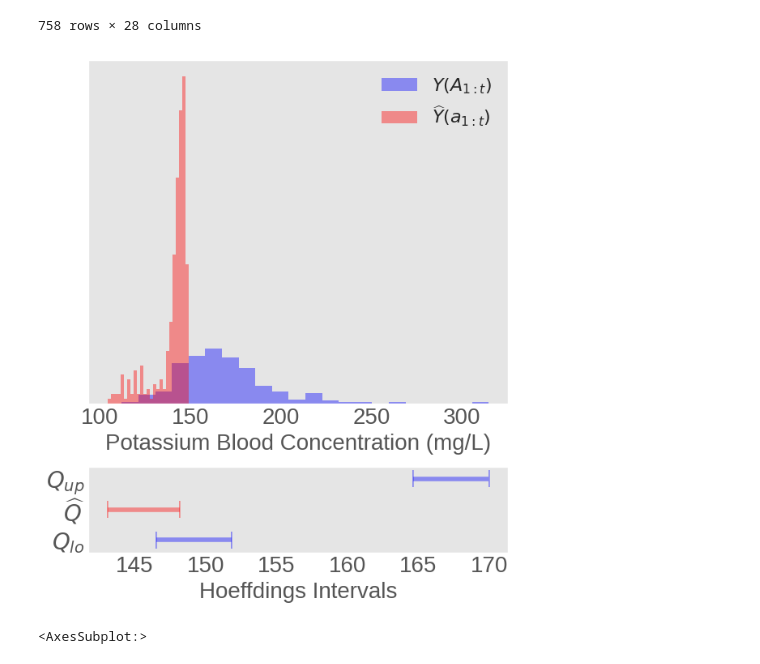
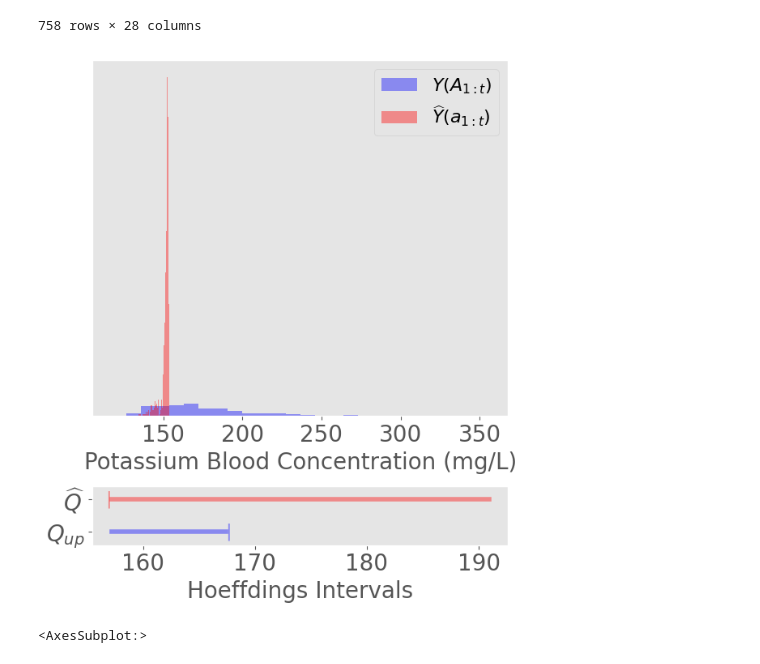
Before and after one commit to faaizT/CausalTwinAssessment, a Jupyter notebook: Hypothesis testing using Hoeffding.ipynb, the cells around one changed output. Saved outputs shown, nothing was run; the diff lists cells and outputs as text; code cells hidden in the pictures.

```diff
--- a/Hypothesis testing using Hoeffding.ipynb
+++ b/Hypothesis testing using Hoeffding.ipynb
@@ -393,9 +389,11 @@ combined_results = results_bootstrapping_revperc[['columns', 'total_hypotheses',
 combined_results.rename(columns={'total_hypotheses': '# Hypotheses', 'rejected_hypotheses': '# Rejections (Bootstrap)'}, inplace=True)
 combined_results['# Rejections (Hoeffding)']  = results_hoeff.loc[:, 'rejected_hypotheses']
 # combined_results['columns'] = combined_results['Outcomes'].apply(lambda x: column_names_dict[x])
+# combined_results = combined_results[combined_results['columns'].isin(included_outcomes)]
 combined_results['Outcomes'] = combined_results['columns'].apply(lambda x: column_names_dict[x] + ' ' + f'({column_renaming[x]})')
-combined_results.sort_values(by='# Rejections (Bootstrap)', inplace=True)
-print(combined_results[['Outcomes', '# Hypotheses', '# Rejections (Bootstrap)']].to_latex(index=False))
+combined_results.sort_values(by='# Rejections (Hoeffding)', inplace=True)
+combined_results['# Hypotheses'] *= 2
+print(combined_results[['Outcomes', '# Rejections (Hoeffding)', '# Hypotheses']].to_latex(index=False))
 # combined_results
 # %% [output]
 \begin{tabular}{lrr}
@@ -457,8 +487,12 @@ plt.style.use('ggplot')
 fig, axs = plt.subplots(1, 2, figsize=(20,15), sharey=True)
 # p_vals['col'] = p_vals['col'].apply(lambda x: column_names_dict[x])
 
+p_vals = p_vals[p_vals['col']!='Arterial_pH']
+
 p_vals['Outcomes'] = p_vals['col'].apply(lambda x: column_renaming[x])
 p_vals['order'] = p_vals['col'].apply(lambda x: list(outcomes).index(x))
+p_vals['p_lb'] = p_vals['p_lb'].apply(lambda x: min(x, 1))
+p_vals['p_ub'] = p_vals['p_ub'].apply(lambda x: min(x, 1))
 p_vals.sort_values(by='order', inplace=True)
 ax = sns.boxenplot(x='p_lb', y='Outcomes', data=p_vals, ax=axs[0] )
 ax = sns.boxenplot(x='p_ub', y='Outcomes', data=p_vals, ax=axs[1] )
@@ -473,4 +507,5 @@ axs[0].tick_params(axis='both', which='major', labelsize=24)
 axs[0].tick_params(axis='both', which='minor', labelsize=24)
 axs[1].tick_params(axis='both', which='major', labelsize=24)
 axs[1].tick_params(axis='both', which='minor', labelsize=24)
+plt.savefig("/data/localhost/not-backed-up/taufiq/HypothesisTesting/hyp_testing_new_pulse_data_2/images/p_vals.pdf", format='pdf', bbox_inches='tight')
 # %% [output]
@@ -740,8 +809,8 @@ def generate_hoeff_intervals_same_plt(index, row, results_directory, total_hypot
 #     plt.savefig(f"{results_directory}/histograms/{row['col']}_rej{rejected}/{figtitle}_with_hoeff")
 #     plt.close()
 # %%
-def generate_hoeff_intervals(index, row, results_directory, total_hypotheses):
-    fig, axs = plt.subplots(2, 1, figsize=(6,7), gridspec_kw={'height_ratios': [4, 1]})
+def generate_hoeff_intervals(index, row, results_directory, total_hypotheses, lo=True):
+    fig, axs = plt.subplots(2, 1, figsize=(6,7), gridspec_kw={'height_ratios': [6, 1]})
     plt.style.use('ggplot')
 
     axs[0].hist(row['yobs_values'], label='$Y(A_{1:t})$', density=True, alpha=0.4, bins='auto', color='blue')
@@ -755,25 +824,29 @@ def generate_hoeff_intervals(index, row, results_directory, total_hypotheses):
     ysim_interval = np.clip(ysim_interval, row['y_lo'], row['y_up'], )
     yub_interval = np.clip(yub_interval, row['y_lo'], row['y_up'], )
 
-    add_interval(axs[1], ylb_interval, [0,0], caps="||", color="blue")
-    add_interval(axs[1], yub_interval, [1,1], caps="||", color="blue")
-    add_interval(axs[1], ysim_interval, [0.5,0.5], caps="||", color="red")
+    if lo:
+        add_interval(axs[1], [ylb_interval[0], row['y_up']], [0,0], caps="||", color="blue", left=True)
+        add_interval(axs[1], [row['y_lo'] , ysim_interval[1]], [0.5,0.5], caps="||", color="red", left=False)
+        axs[1].set_yticks([0, 0.5], ['$Q_{lo}$', '$\widehat{Q}$'])
+        axs[1].plot([ylb_interval[0], row['y_up']], [0,0], lw=6, color='blue', alpha=0.)
+        axs[1].plot([row['y_lo'] , ysim_interval[1]], [0.5,0.5], lw=6, color='red',  alpha=0.)
+    else:
+        add_interval(axs[1], [ysim_interval[0], row['y_up']], [0.5,0.5], caps="||", color="red", left=True)
+        add_interval(axs[1], [row['y_lo'], ylb_interval[1]], [0,0], caps="||", color="blue", left=False)
+        axs[1].plot([ysim_interval[0], row['y_up']], [0.5,0.5], lw=6, color='blue', alpha=0.)
+        axs[1].plot([row['y_lo'], ylb_interval[1]], [0.,0.], lw=6, color='red',  alpha=0.)
+        axs[1].set_yticks([0, 0.5], ['$Q_{up}$', '$\widehat{Q}$'])
 
-    axs[1].plot(ylb_interval, [0.5,0.5], lw=6, color='blue', alpha=0.)
-    axs[1].plot(yub_interval, [0.5,0.5], lw=6, color='red',  alpha=0.)
-    axs[1].plot(ysim_interval, [0.5,0.5], lw=6, color=sns.color_palette("mako", 10)[5],alpha=0.)
 
-#     axs[0].set_xlabel(column_names_unit[row['col']], fontsize=20)
     axs[0].set_xlabel(column_names_unit[row['col']], fontsize=20)
     axs[0].set_yticks([])
-    axs[1].set_yticks([0, 0.5, 1] , ['$Q_{lo}$', '$\widehat{Q}$', '$Q_{up}$'])
     axs[0].grid(False)
     axs[1].grid(False)
 
 
     min_ylim = axs[1].get_ylim()[0]
     max_ylim = axs[1].get_ylim()[1]
-    axs[1].set_ylim([-0.2, 1.2])
+    axs[1].set_ylim([-0.2, 0.7])
 
     axs[0].legend(fontsize=16, )
 
@@ -783,20 +856,19 @@ def generate_hoeff_intervals(index, row, results_directory, total_hypotheses):
     axs[1].tick_params(axis='both', which='major', labelsize=20)
     axs[1].tick_params(axis='both', which='minor', labelsize=20)
 
-#     plt.axis('off')
     plt.tight_layout()
 
 #     plt.savefig(f"{results_directory}/histograms/{row['col']}_rej{rejected}/{figtitle}_with_hoeff")
 #     plt.close()
 # %%
 column = "Potassium"
-index = 28
+index = 7
 row = p_vals.loc[p_vals['col']==column].iloc[index]
 image_export_dir="/data/ziz/not-backed-up/taufiq/HypothesisTesting/cts_outcome_2bins_yminmax_8020quantiles_split_sim_data_run3/images"
 
-generate_hoeff_intervals(index, row, image_export_dir, total_hypotheses=len(p_vals))
+generate_hoeff_intervals(index, row, image_export_dir, total_hypotheses=len(p_vals), lo=False)
 # %% [output]
-[figure, old version]
+[figure, new version]
 # %%
 import seaborn as sns
 
```
Also changed, not shown: parts of 16 cells of this notebook, 1 other file.
